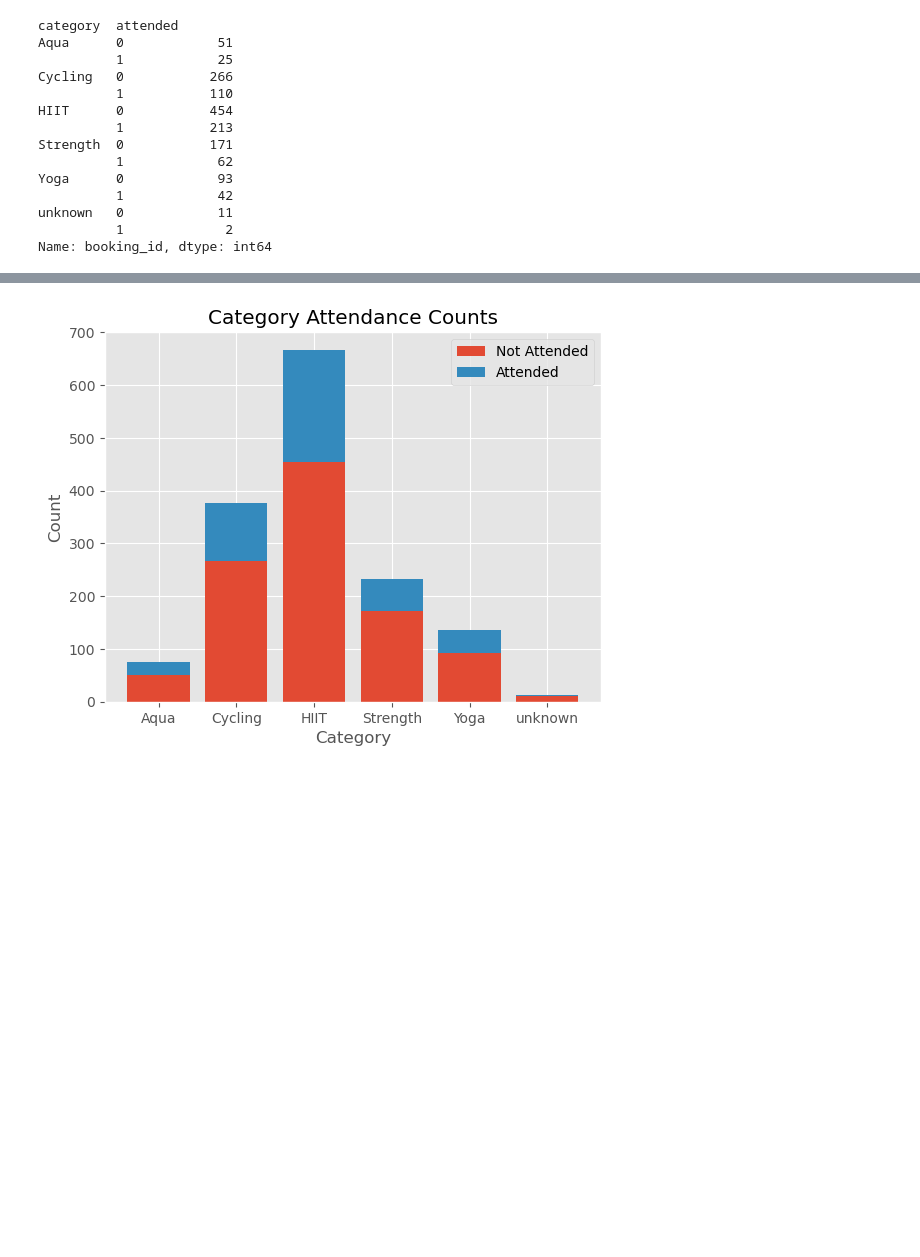
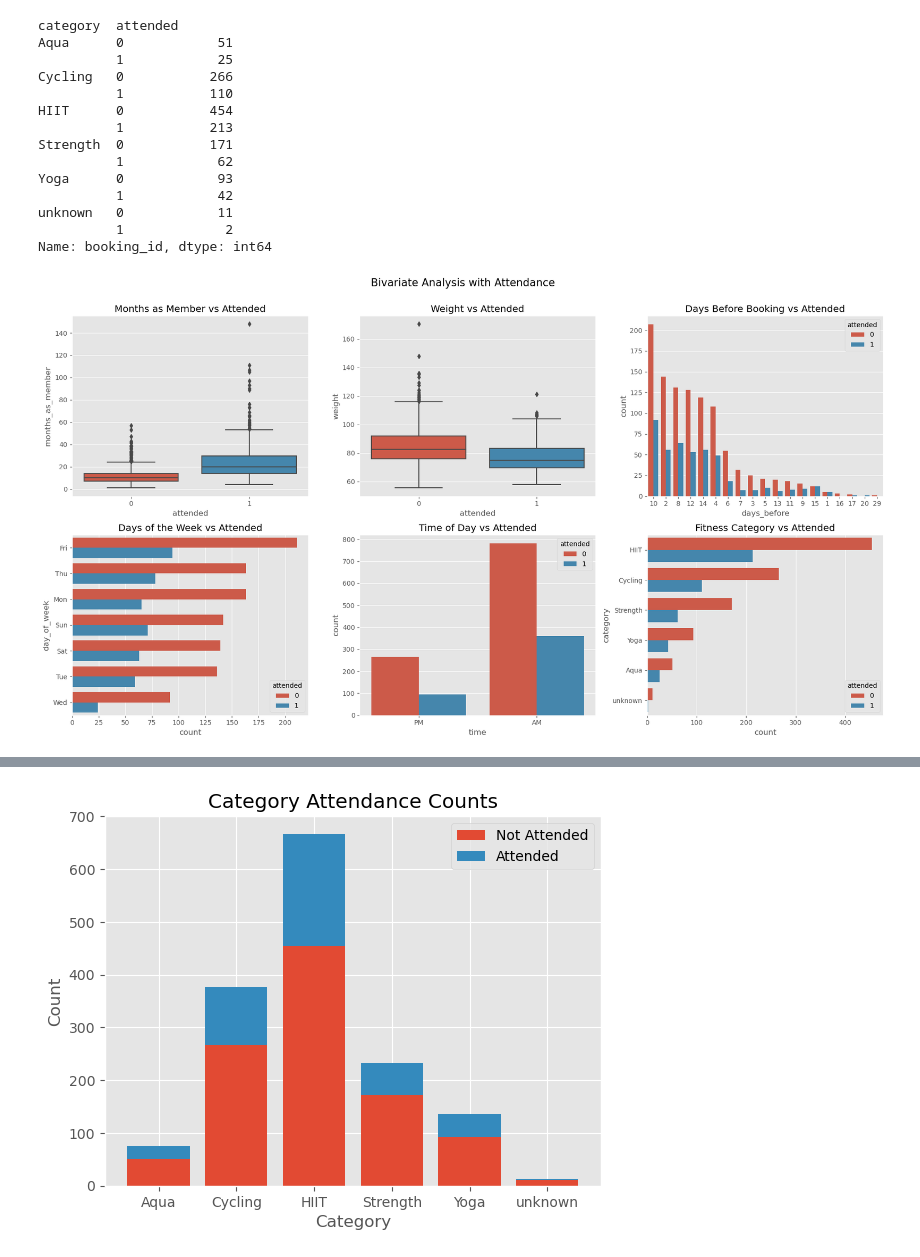
Before and after one commit to LoveRedemption/Fitness-class, a Jupyter notebook: Fitness Class EdA.ipynb, the cells around one changed output, grey strips where cells are left out. Cells and saved outputs as stored; diff of their text form; code cells hidden in the pictures; blank space fills up the shorter version.

```diff
--- a/Fitness Class EdA.ipynb
+++ b/Fitness Class EdA.ipynb
@@ -378,3 +416,40 @@ Yoga      0            93
 unknown   0            11
           1             2
 Name: booking_id, dtype: int64
+# %%
+# Set up the figure and axes
+fig, ax = plt.subplots(2, 3, figsize=(18, 10))
+fig.suptitle('Bivariate Analysis with Attendance', fontsize=16)
+
+# Plotting months_as_member vs attended
+sns.boxplot(x=df['attended'], y=df['months_as_member'], ax=ax[0, 0])
+ax[0, 0].set_title('Months as Member vs Attended')
+
+# Plotting weight vs attended
+sns.boxplot(x=df['attended'], y=df['weight'].dropna(), ax=ax[0, 1])
+ax[0, 1].set_title('Weight vs Attended')
+
+# Plotting days_before vs attended
+sns.countplot(x=df['days_before'], hue=df['attended'], order=df['days_before'].value_counts().index, ax=ax[0, 2])
+ax[0, 2].set_title('Days Before Booking vs Attended')
+
+# Plotting day_of_week vs attended
+sns.countplot(y=df['day_of_week'], hue=df['attended'], order=df['day_of_week'].value_counts().index, ax=ax[1, 0])
+ax[1, 0].set_title('Days of the Week vs Attended')
+
+# Plotting time vs attended
+sns.countplot(x=df['time'], hue=df['attended'], ax=ax[1, 1])
+ax[1, 1].set_title('Time of Day vs Attended')
+
+# Plotting category vs attended
+sns.countplot(y=df['category'], hue=df['attended'], order=df['category'].value_counts().index, ax=ax[1, 2])
+ax[1, 2].set_title('Fitness Category vs Attended')
+
+# Adjusting layout
+plt.tight_layout()
+fig.subplots_adjust(top=0.90)
+
+# Show the plot
+plt.show()
+# %% [output]
+[figure, added]
```
Also changed, not shown: parts of 28 cells of this notebook, 1 other file.
